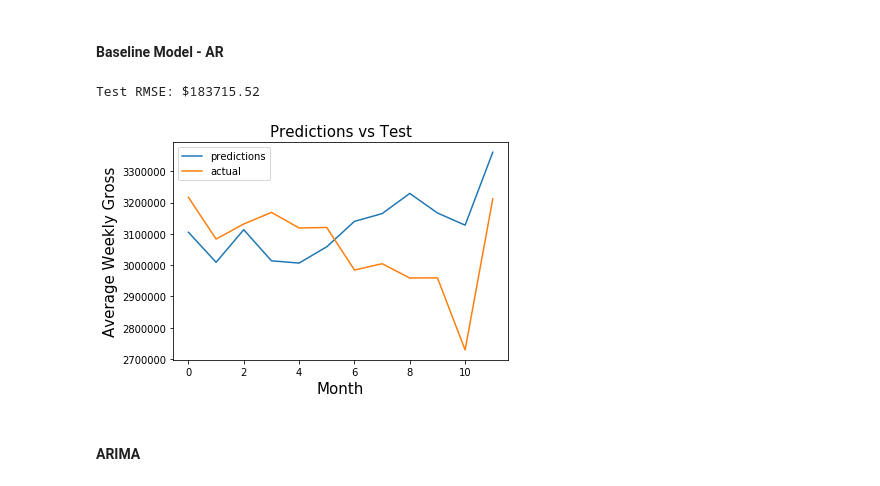
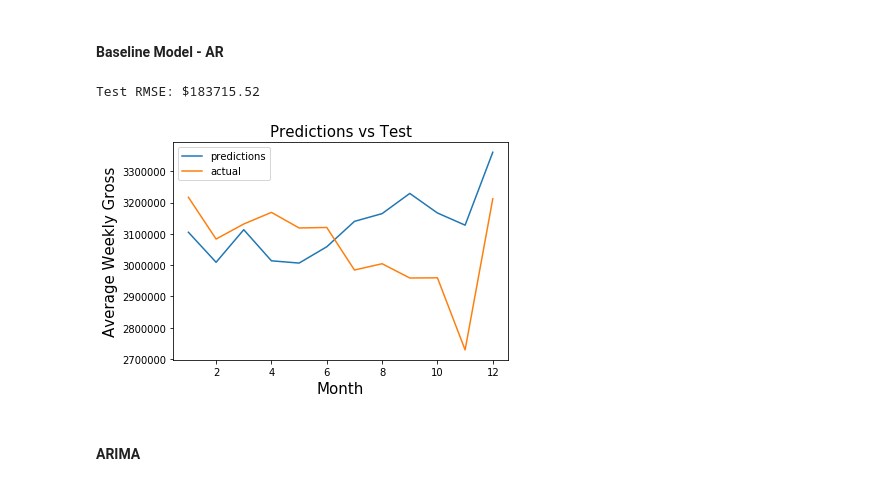
Before and after one commit to yjschein/Broadway_Show_Predictions, a Jupyter notebook: FinalNotebook.ipynb, the cells around one changed output. Drawn from its saved outputs; the diff is of its cells as text; code cells hidden in the pictures.

```diff
--- a/FinalNotebook.ipynb
+++ b/FinalNotebook.ipynb
@@ -224,24 +206,24 @@ test_end = '2018-12-01'
 # %%
 def baseline():
     X = df_month['gross']
     x = X['2018-01-01':'2018-12-01']
     y = X['2019-01-01':'2019-12-01']
     rmse = sqrt(mean_squared_error(x, y))
     print('Test RMSE: $%.2f' % rmse)
     scores['Baseline'] = rmse
     # Print plot
-    plt.plot(range(12), x, label='predictions')
-    plt.plot(range(12), y, label='actual')
+    plt.plot(range(1, 13), x, label='predictions')
+    plt.plot(range(1, 13), y, label='actual')
     plt.xlabel('Month', fontsize=15)
     plt.ylabel('Average Weekly Gross', fontsize=15)
     plt.title("Predictions vs Test", fontsize=15)
     plt.legend()
     plt.show()
 
 baseline()
 # %% [output]
 Test RMSE: $183715.52
-[figure, old version]
+[figure, new version]
 # %% [markdown]
 #### ARIMA
 # %% [markdown]
```
Also changed, not shown: parts of 20 cells of this notebook.
